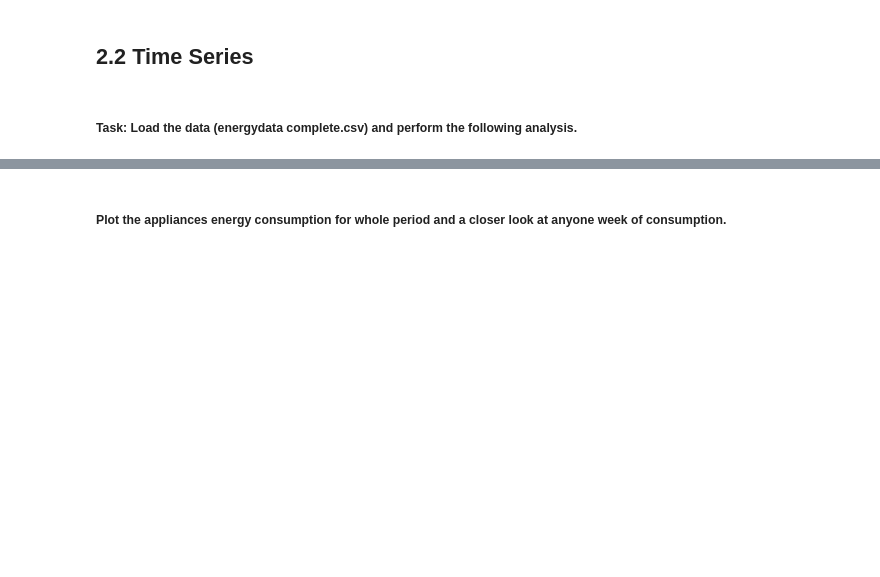
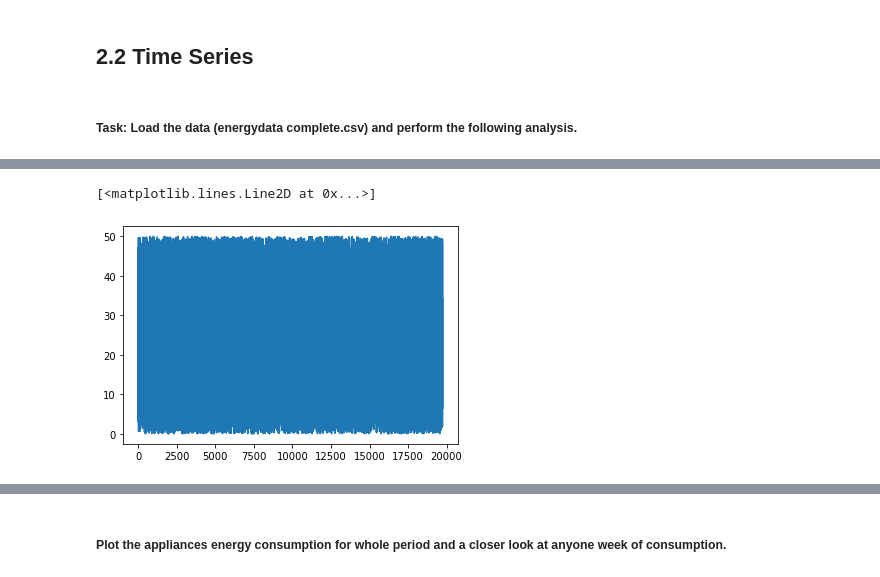
Before and after one commit to gohshiyong12092/ME592, a Jupyter notebook: HW/hw1/HW1.ipynb, the cells around one changed output, grey strips where cells are left out. Saved outputs shown, nothing was run; the diff lists cells and outputs as text; code cells hidden in the pictures; blank space fills up the shorter version.

```diff
--- a/HW/hw1/HW1.ipynb
+++ b/HW/hw1/HW1.ipynb
@@ -40,0 +52,6 @@ print(type(data))
+# %%
+timedata_np = data.to_numpy()
+plt.plot( timedata_np[:,28])
+# %% [output]
+[<matplotlib.lines.Line2D at 0x...>]
+[figure, added]
```
Also changed, not shown: parts of 3 cells of this notebook.
